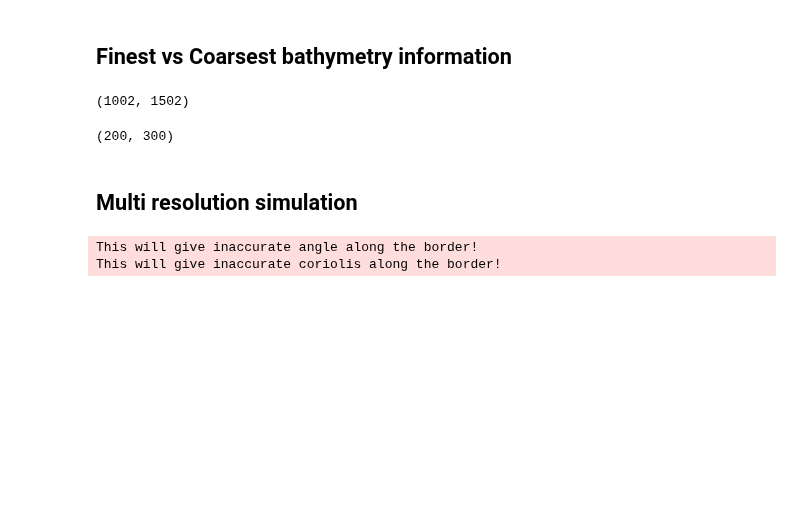
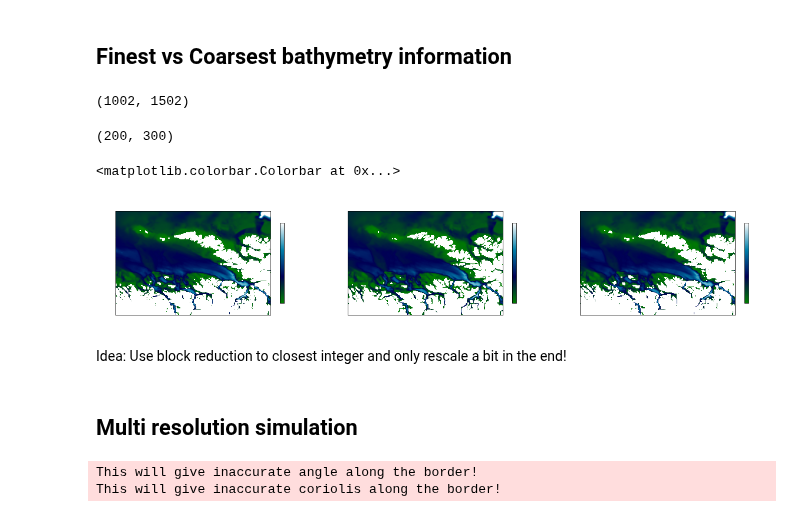
Before and after one commit to sintefmath/multilevelDA, a Jupyter notebook: notebooks/MultiResBathymetry.ipynb, the cells around one changed output. Cells and saved outputs as stored; diff of their text form; code cells hidden in the pictures; blank space fills up the shorter version.

Commit message:
Block reduction for bathymetries

```diff
--- a/notebooks/MultiResBathymetry.ipynb
+++ b/notebooks/MultiResBathymetry.ipynb
@@ -56,6 +56,55 @@ data_args = NetCDFInitialization.rescaleInitialConditions(nf160_data_args, 1/5)
 data_args["eta0"].shape
 # %% [output]
 (200, 300)
+# %%
+## Alternative initial condtions:
+# First rescale midpoints and then to intersections
+
+import copy
+
+eta_coarse_data0 = OceanographicUtilities.rescaleMidpoints(nc["zeta"][0,y0-5:y1+5, x0-5:x1+5], 302, 202)[2]
+eta_coarse_mask0 = copy.copy(eta_coarse_data0.mask)
+
+Hm_coarse_data0 = OceanographicUtilities.rescaleMidpoints(nc["h"][y0-5:y1+5, x0-5:x1+5], 302, 202)[2]
+Hm_coarse0 = np.ma.array(Hm_coarse_data0, mask=eta_coarse_mask0)
+
+Hi_coarse0 = OceanographicUtilities.midpointsToIntersections(Hm_coarse0)[0]
+# %%
+## Alternative initial condtions:
+# Use block reduce
+
+# conda install -c conda-forge scikit-image
+from skimage.measure import block_reduce
+
+# eta_orig = nc["zeta"][0][y0-5:y1+5, x0-5:x1+5]
+# eta_coarse_data = block_reduce(eta_orig.filled(0), block_size=(5,5), func=np.average)
+eta_coarse_mask1 = block_reduce(nc["zeta"][0][y0-5:y1+5, x0-5:x1+5].mask, block_size=(5,5), func=np.any)
+
+Hm_coarse_data1 = block_reduce(nc["h"][y0-5:y1+5, x0-5:x1+5], block_size=(5,5), func=np.average)
+# Hm_coarse_data1 = OceanographicUtilities.rescaleMidpoints(nc["h"][y0-5:y1+5, x0-5:x1+5], 302, 202)[2]
+Hm_coarse1 = np.ma.array(Hm_coarse_data1, mask=eta_coarse_mask1)
+
+Hi_coarse1 = OceanographicUtilities.midpointsToIntersections(Hm_coarse1)[0]
+# %%
+fig, axs = plt.subplots(1,3, figsize=(20,10))
+
+im = axs[0].imshow(data_args["H"], vmax=750, cmap="ocean")
+axs[0].set_title("1. Intersection, 2. Rescale")
+plt.colorbar(im, ax=axs[0], shrink=0.25)
+
+im = axs[1].imshow(Hi_coarse0, vmax=750, cmap="ocean")
+axs[1].set_title("1. Rescale, 2. Intersection")
+plt.colorbar(im, ax=axs[1], shrink=0.25)
+
+im = axs[2].imshow(Hi_coarse1, vmax=750, cmap="ocean")
+axs[2].set_title("1. Block Redcution, 2. Intersection")
+plt.colorbar(im, ax=axs[2], shrink=0.25)
+# %% [output]
+<matplotlib.colorbar.Colorbar at 0x...>
+[figure, added]
+# %% [markdown]
+Idea:
+Use block reduction to closest integer and only rescale a bit in the end!
 # %% [markdown]
 ## Multi resolution simulation
 # %%
```
